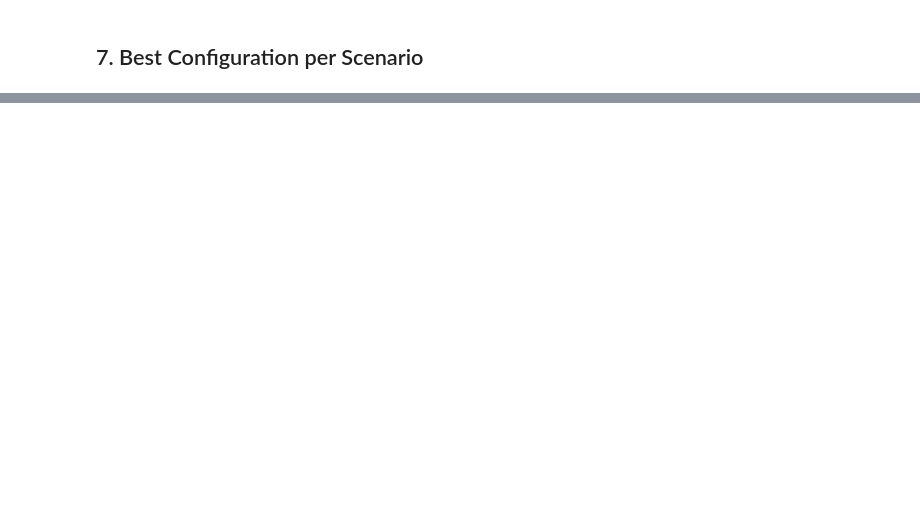
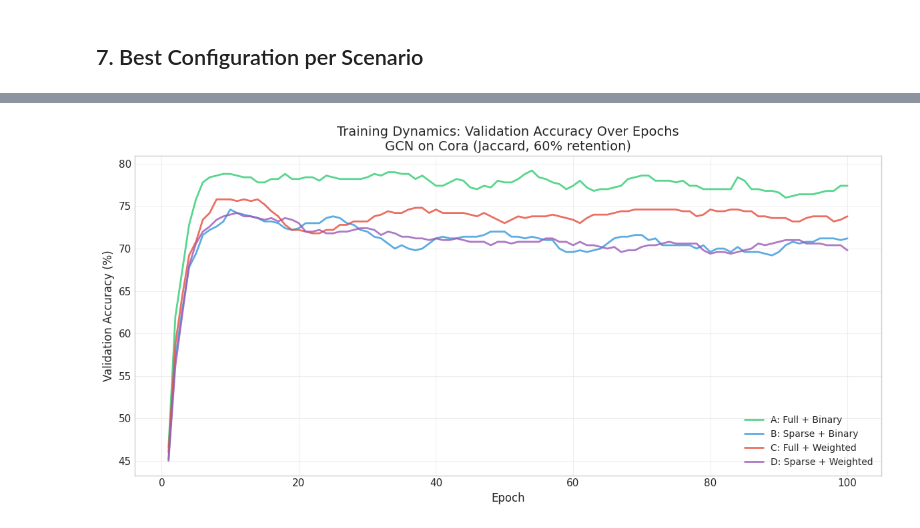
Before and after one commit to ilias-laoukili/gnn-sparsification-research, a Jupyter notebook: notebooks/exploratory/04_Result_Analysis_and_Visualization.ipynb, the cells around one changed output, grey strips where cells are left out. Cells and saved outputs as stored; diff of their text form; code cells hidden in the pictures; blank space fills up the shorter version.

```diff
--- a/notebooks/exploratory/04_Result_Analysis_and_Visualization.ipynb
+++ b/notebooks/exploratory/04_Result_Analysis_and_Visualization.ipynb
@@ -395,0 +361,15 @@ best_configs[["Metric", "Scenario", "Retention", "Accuracy", "Epochs"]]
+# %%
+# Run training curves for a single configuration to visualize training dynamics
+training_curves = study.run_training_curves(
+    model_name="gcn",
+    metric="jaccard",
+    retention_ratio=0.6,
+    hidden_channels=64,
+    epochs=100,
+    patience=None,  # Train for full 100 epochs to see complete curves
+    seed=42,
+)
+
+# Display the number of epochs for each scenario
+for scenario, val_acc_history in training_curves.items():
+    print(f"{scenario}: {len(val_acc_history)} epochs")
@@ -395,0 +389,31 @@ best_configs[["Metric", "Scenario", "Retention", "Accuracy", "Epochs"]]
+# %%
+# Plot training curves for all 4 scenarios
+plt.figure(figsize=(12, 6))
+
+scenario_colors = {
+    "A: Full + Binary": "#2ecc71",
+    "B: Sparse + Binary": "#3498db",
+    "C: Full + Weighted": "#e74c3c",
+    "D: Sparse + Weighted": "#9b59b6",
+}
+
+for scenario, val_acc_history in training_curves.items():
+    epochs = range(1, len(val_acc_history) + 1)
+    plt.plot(
+        epochs,
+        np.array(val_acc_history) * 100,
+        color=scenario_colors[scenario],
+        linewidth=2,
+        label=scenario,
+        alpha=0.8,
+    )
+
+plt.xlabel("Epoch", fontsize=12)
+plt.ylabel("Validation Accuracy (%)", fontsize=12)
+plt.title("Training Dynamics: Validation Accuracy Over Epochs\nGCN on Cora (Jaccard, 60% retention)", fontsize=14)
+plt.legend(loc="lower right", fontsize=10)
+plt.grid(True, alpha=0.3)
+plt.tight_layout()
+plt.show()
+# %% [output]
+[figure, added]
```
Also changed, not shown: parts of 16 cells of this notebook, 7 other files.
